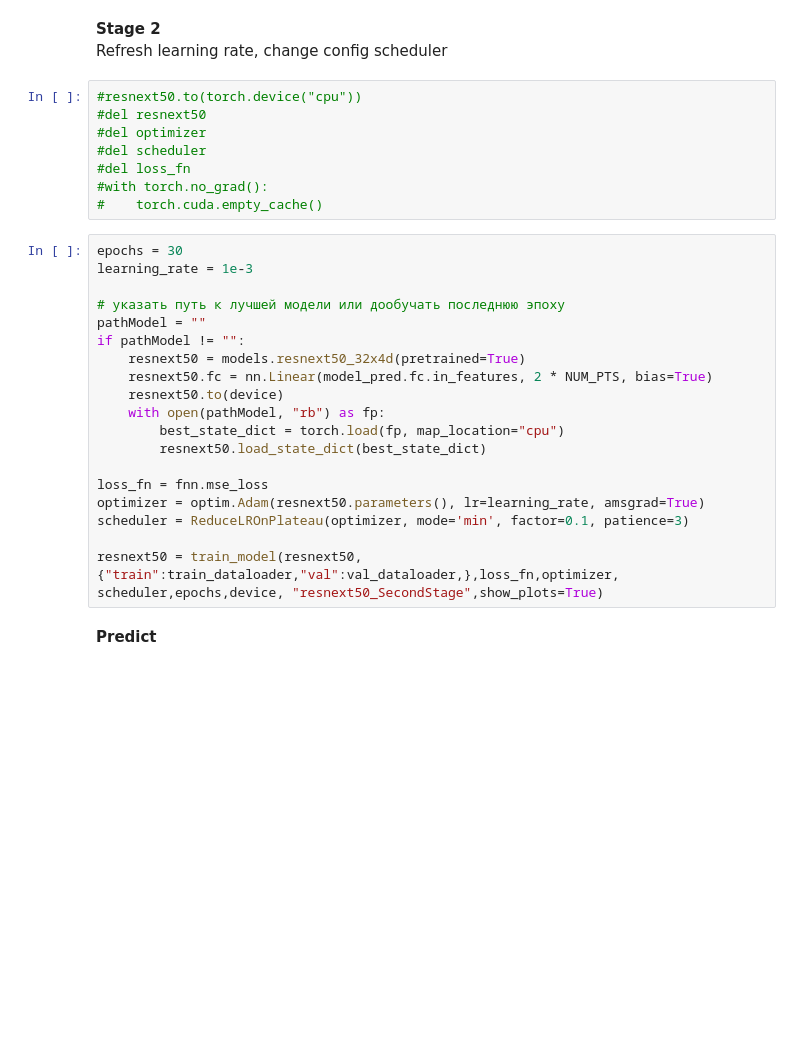
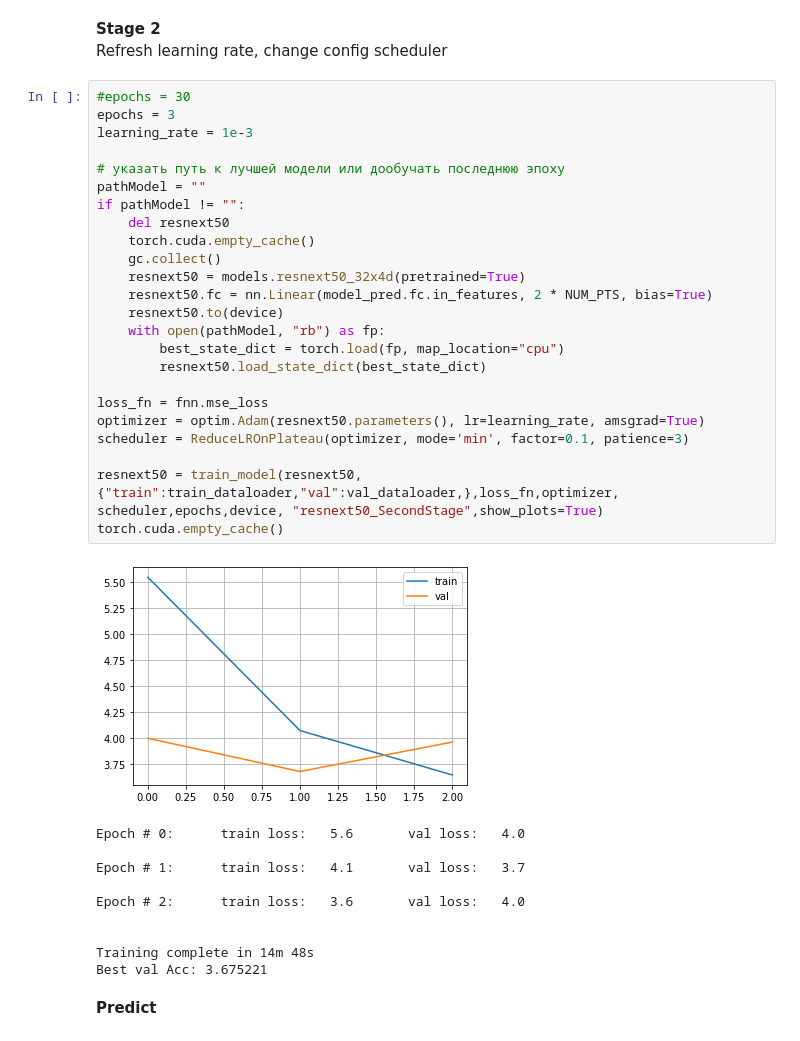
Before and after one commit to Kastalia/made_2019_ComputerVision, a Jupyter notebook: 01_FacePoints/01_final.ipynb, the cells around one changed output. Saved outputs shown, nothing was run; the diff lists cells and outputs as text; blank space fills up the shorter version.

```diff
--- a/01_FacePoints/01_final.ipynb
+++ b/01_FacePoints/01_final.ipynb
@@ -325,33 +347,41 @@ resnext50 = train_model(resnext50,{"train":train_dataloader,"val":val_dataloader
 # %% [markdown]
 **Stage 2**\
 Refresh learning rate, change  config scheduler
-# %%
-#resnext50.to(torch.device("cpu"))
-#del resnext50
-#del optimizer
-#del scheduler
-#del loss_fn
-#with torch.no_grad():
-#    torch.cuda.empty_cache()
 # %%
-epochs = 30
+#epochs = 30
+epochs = 3
 learning_rate = 1e-3
 
 # указать путь к лучшей модели или дообучать последнюю эпоху
 pathModel = ""
 if pathModel != "":
+    del resnext50
+    torch.cuda.empty_cache()
+    gc.collect()
     resnext50 = models.resnext50_32x4d(pretrained=True)
     resnext50.fc = nn.Linear(model_pred.fc.in_features, 2 * NUM_PTS, bias=True)
     resnext50.to(device)
     with open(pathModel, "rb") as fp:
         best_state_dict = torch.load(fp, map_location="cpu")
         resnext50.load_state_dict(best_state_dict)
 
 loss_fn = fnn.mse_loss
 optimizer = optim.Adam(resnext50.parameters(), lr=learning_rate, amsgrad=True)
 scheduler = ReduceLROnPlateau(optimizer, mode='min', factor=0.1, patience=3)
 
 resnext50 = train_model(resnext50,{"train":train_dataloader,"val":val_dataloader,},loss_fn,optimizer, scheduler,epochs,device, "resnext50_SecondStage",show_plots=True)
+torch.cuda.empty_cache()
+# %% [output]
+[figure, added]
+Epoch # 0:      train loss:   5.6       val loss:   4.0
+
+Epoch # 1:      train loss:   4.1       val loss:   3.7
+
+Epoch # 2:      train loss:   3.6       val loss:   4.0
+
+
+Training complete in 14m 48s
+Best val Acc: 3.675221
 # %% [markdown]
 **Predict**
 # %%
```
Also changed, not shown: parts of 5 cells of this notebook, 1 other file.
